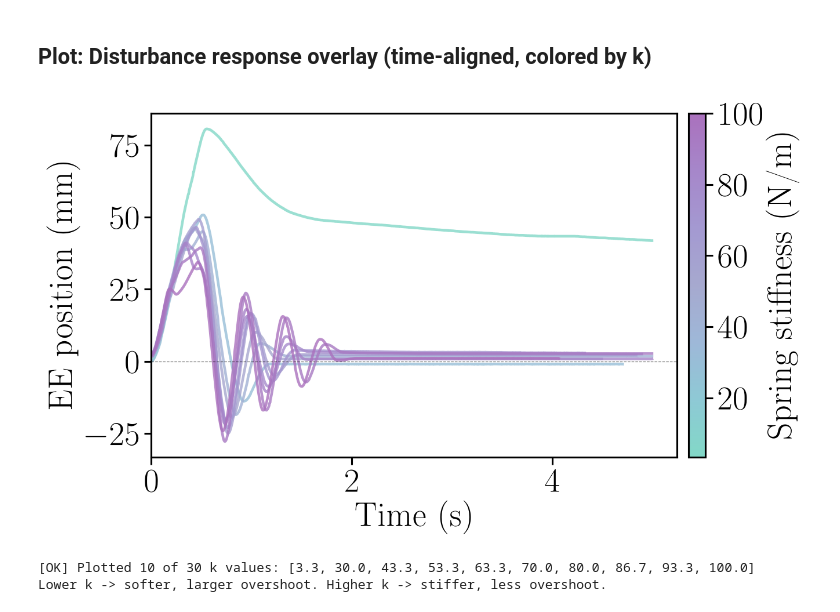
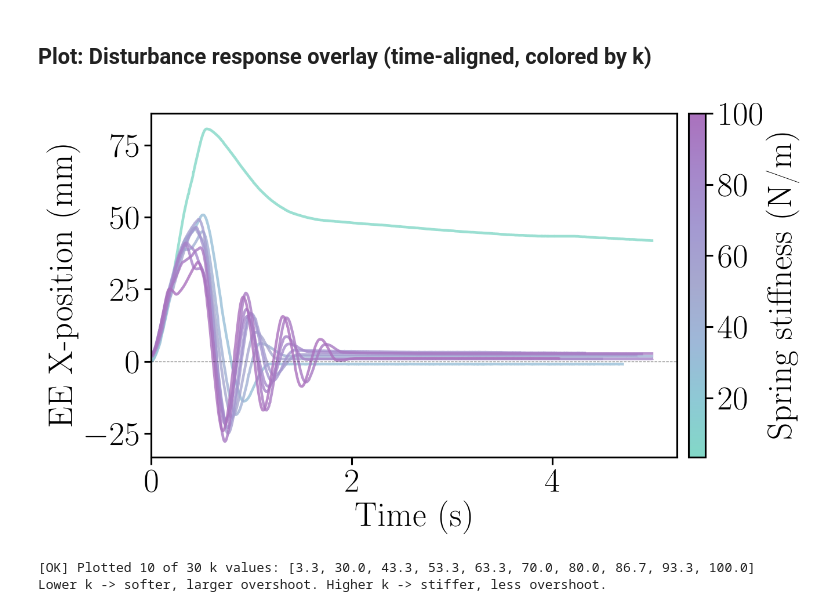
Before and after one commit to CREATE-Lab-EPFL/SoftVMC, a Jupyter notebook: LinearSpring/plot_disturbance.ipynb, the cells around one changed output. Cells and saved outputs as stored; diff of their text form; code cells hidden in the pictures.

Commit message:
Plotting.

```diff
--- a/LinearSpring/plot_disturbance.ipynb
+++ b/LinearSpring/plot_disturbance.ipynb
@@ -202,34 +229,34 @@ norm = plt.Normalize(vmin=k_min, vmax=k_max)
 plot_ks = pick_spread(responses.keys(), N_LINES, bias=SPREAD_BIAS)
 for k in plot_ks:
     t_resp, x_resp = responses[k]
     color = cmap(norm(k))
     ax.plot(t_resp, 1000 * x_resp, linewidth=2.2, alpha=0.8, color=color, label=f'K = {k:.0f}')
 
 ax.axhline(0, color='black', linewidth=0.6, linestyle='--', alpha=0.5)
 ax.set_xlabel('Time (s)')
-ax.set_ylabel('EE position (mm)')
+ax.set_ylabel('EE X-position (mm)')
 ax.set_xlim(0, None)
 ax.grid(GRID)
 
 sm = plt.cm.ScalarMappable(cmap=cmap, norm=norm)
 sm.set_array([])
 # aspect: see ALIGNED_CBAR_WIDTH_IN in plot_config.py -- this is the
 # single-panel colorbar plot_k_saturation.ipynb's combined figure
 # matches the thickness of.
 cbar_height_in = (0.94 - 0.18) * H_IN
 cbar = fig.colorbar(sm, ax=ax, fraction=ALIGNED_CBAR_FRACTION, pad=ALIGNED_CBAR_PAD,
                     aspect=cbar_height_in / ALIGNED_CBAR_WIDTH_IN)
 cbar.set_label('Spring stiffness (N/m)')
 
 # Full (non-tight) canvas -- see plot_k_saturation.ipynb's combined figure
 # cell for why (keeps the two figures' width/colorbar geometry aligned).
 with plt.rc_context({'savefig.bbox': None}):
     fig.savefig(os.path.join('outputs', 'disturbance_rejection', 'disturbance_response_by_k.pdf'))
 plt.show()
 
 print(f"[OK] Plotted {len(plot_ks)} of {len(responses)} k values: {[round(k, 1) for k in plot_ks]}")
 print("Lower k -> softer, larger overshoot. Higher k -> stiffer, less overshoot.")
 # %% [output]
-[figure, old version]
+[figure, new version]
 [OK] Plotted 10 of 30 k values: [3.3, 30.0, 43.3, 53.3, 63.3, 70.0, 80.0, 86.7, 93.3, 100.0]
 Lower k -> softer, larger overshoot. Higher k -> stiffer, less overshoot.
```
Also changed, not shown: parts of 1 cell of this notebook, 2 other files.
